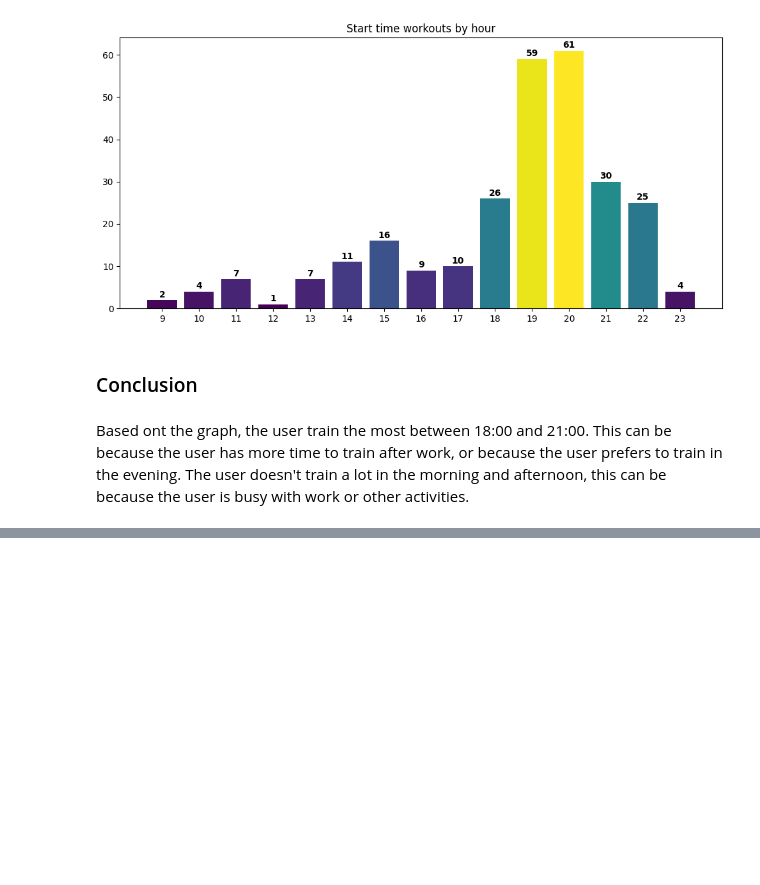
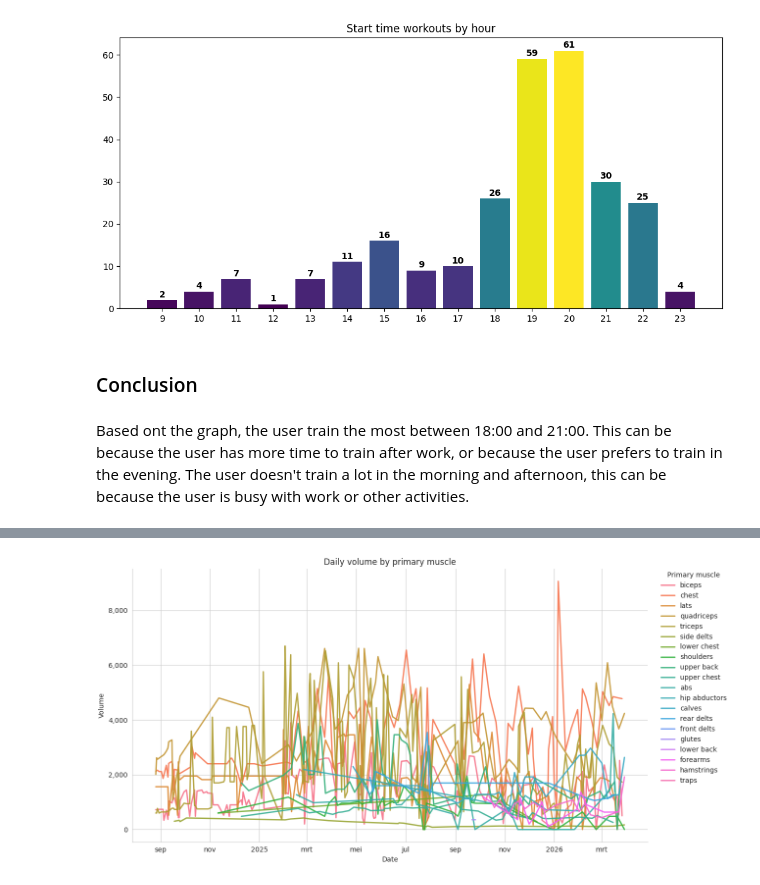
Before and after one commit to hneandro/workout_dashboard, a Jupyter notebook: 05_research_questions.ipynb, the cells around one changed output, grey strips where cells are left out. Cells and saved outputs as stored; diff of their text form; code cells hidden in the pictures; blank space fills up the shorter version.

```diff
--- a/05_research_questions.ipynb
+++ b/05_research_questions.ipynb
@@ -348,0 +406,48 @@ Based ont the graph, the user train the most between 18:00 and 21:00. This can b
+# %%
+import matplotlib.dates as mdates
+import matplotlib.pyplot as plt
+import matplotlib.ticker as ticker
+import seaborn as sns
+
+plot_df = mgp.sort_values(["date_short", "primary_muscle"])
+n_muscles = int(plot_df["primary_muscle"].nunique())
+
+with sns.axes_style("whitegrid"):
+    fig, ax = plt.subplots(figsize=(13, 6.5))
+    sns.lineplot(
+        data=plot_df,
+        x="date_short",
+        y="volume",
+        hue="primary_muscle",
+        errorbar=None,
+        ax=ax,
+        palette=sns.color_palette("husl", n_colors=max(n_muscles, 3)),
+        linewidth=2,
+        alpha=0.9,
+    )
+    sns.despine()
+
+    ax.set_xlabel("Date")
+    ax.set_ylabel("Volume")
+    ax.set_title("Daily volume by primary muscle")
+
+    ax.yaxis.set_major_formatter(ticker.StrMethodFormatter("{x:,.0f}"))
+
+    locator = mdates.AutoDateLocator()
+    ax.xaxis.set_major_locator(locator)
+    ax.xaxis.set_major_formatter(mdates.ConciseDateFormatter(locator))
+
+    sns.move_legend(
+        ax,
+        "upper left",
+        bbox_to_anchor=(1.02, 1.0),
+        borderaxespad=0,
+        frameon=False,
+        title="Primary muscle",
+    )
+
+    fig.tight_layout()
+
+plt.show()
+# %% [output]
+[figure, added]
```
Also changed, not shown: parts of 43 cells of this notebook, 1 other file.
